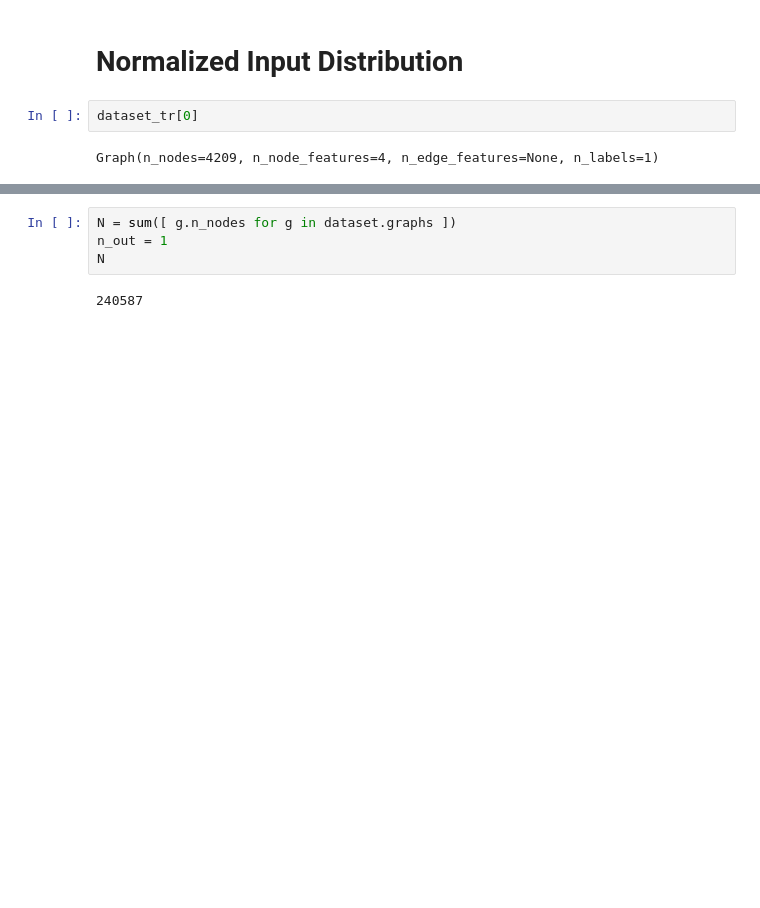
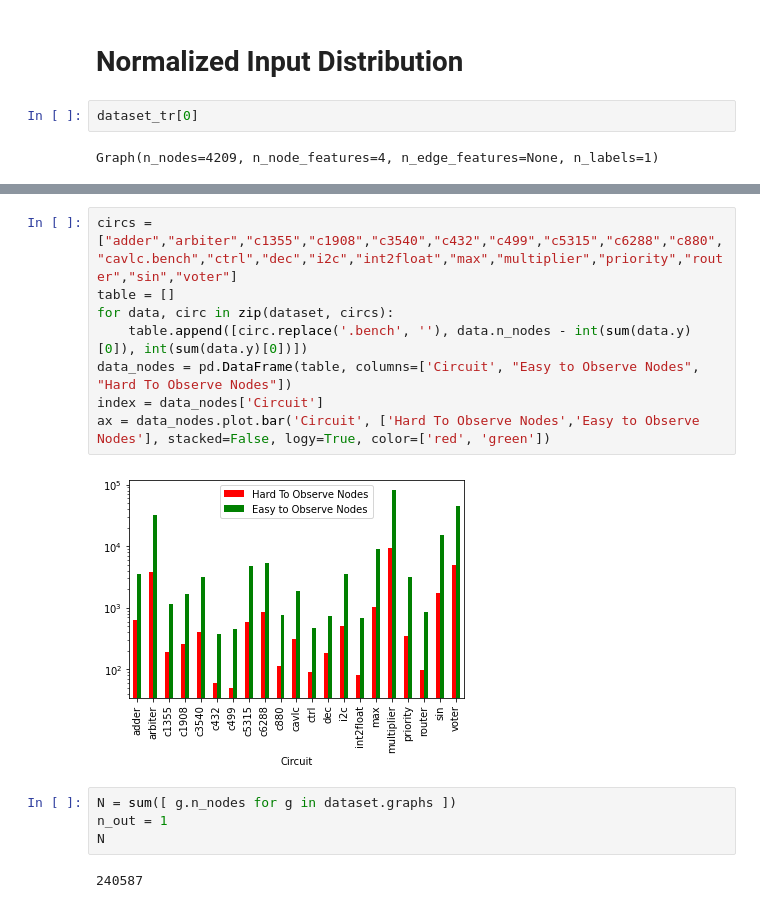
Before and after one commit to CSCCNY/final-project-faultdetection-cnny, a Jupyter notebook: Data Driven Fault Detection for VLSI circuits-Multi Input(TagCONV and Graph Sage).ipynb, the cells around one changed output, grey strips where cells are left out. Saved outputs shown, nothing was run; the diff lists cells and outputs as text; blank space fills up the shorter version.

```diff
--- a/Data Driven Fault Detection for VLSI circuits-Multi Input(TagCONV and Graph Sage).ipynb
+++ b/Data Driven Fault Detection for VLSI circuits-Multi Input(TagCONV and Graph Sage).ipynb
@@ -173,3 +188,13 @@ Graph(n_nodes=4209, n_node_features=4, n_edge_features=None, n_labels=1)
+# %%
+circs = ["adder","arbiter","c1355","c1908","c3540","c432","c499","c5315","c6288","c880","cavlc.bench","ctrl","dec","i2c","int2float","max","multiplier","priority","router","sin","voter"]
+table = []
+for data, circ in zip(dataset, circs):
+    table.append([circ.replace('.bench', ''), data.n_nodes - int(sum(data.y)[0]), int(sum(data.y)[0])])
+data_nodes = pd.DataFrame(table, columns=['Circuit', "Easy to Observe Nodes", "Hard To Observe Nodes"])
+index = data_nodes['Circuit']
+ax = data_nodes.plot.bar('Circuit', ['Hard To Observe Nodes','Easy to Observe Nodes'], stacked=False, logy=True, color=['red', 'green'])
+# %% [output]
+[figure, added]
 # %%
 N = sum([ g.n_nodes for g in dataset.graphs ])
 n_out = 1
```
Also changed, not shown: parts of 2 cells of this notebook.
